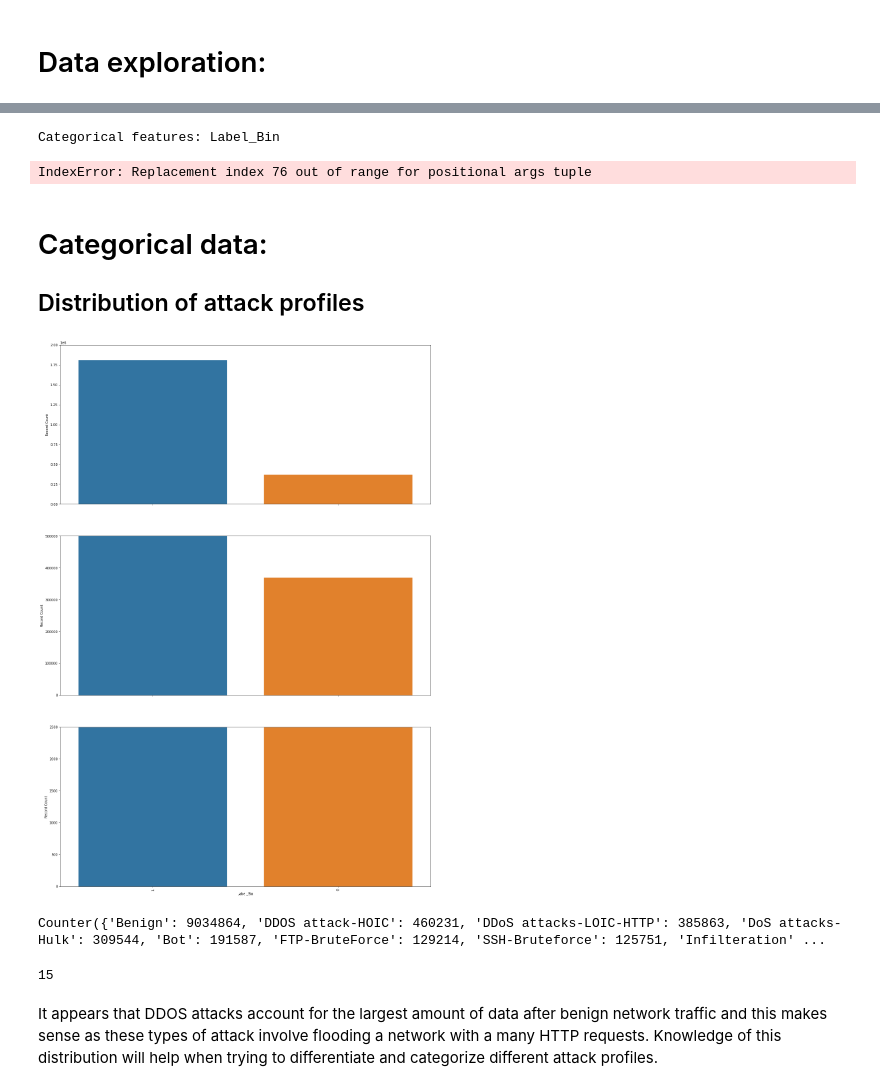
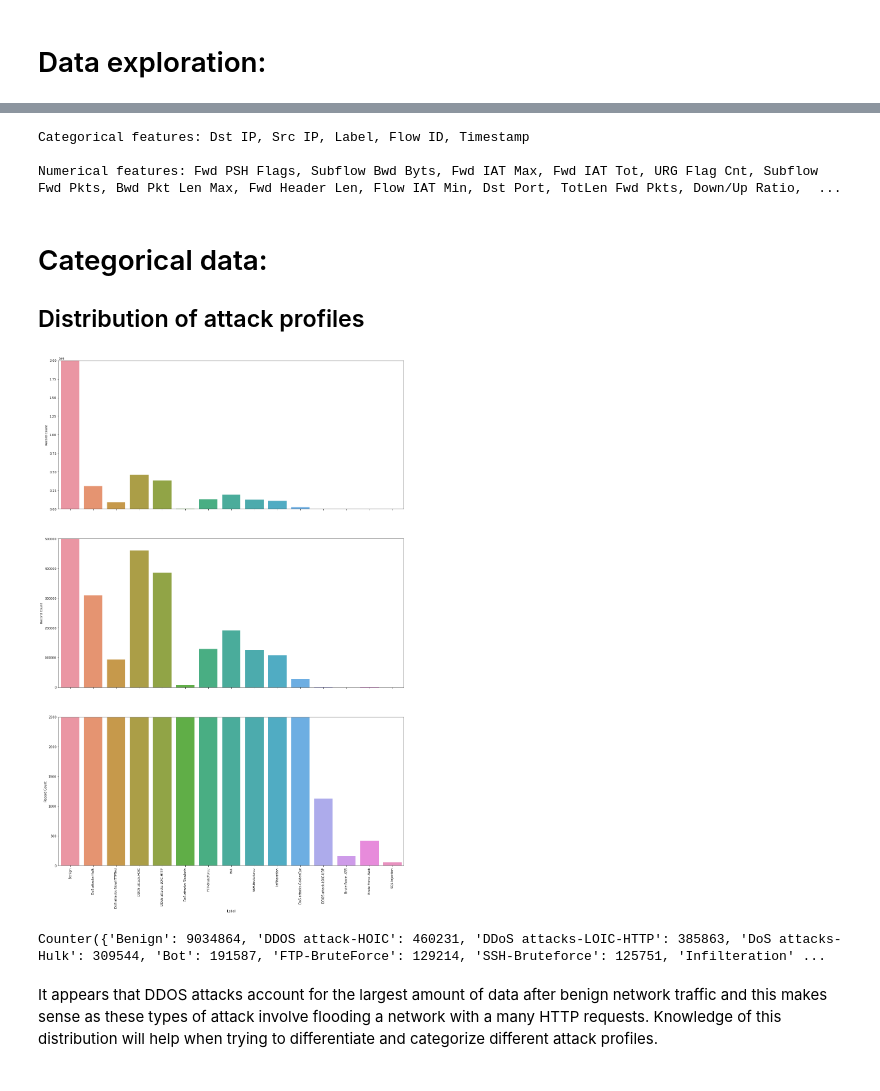
Before and after one commit to ogradyso/Machine-Learning-Network-Intrusion-Detection, a Jupyter notebook: IntrusionDetection.ipynb, the cells around one changed output, grey strips where cells are left out. Drawn from its saved outputs; the diff is of its cells as text; code cells hidden in the pictures.

```diff
--- a/IntrusionDetection.ipynb
+++ b/IntrusionDetection.ipynb
@@ -76,2 +52,0 @@ Index(['Dst Port', 'Protocol', 'Timestamp', 'Flow Duration', 'Tot Fwd Pkts',
-# %%
-X_train = X_train.drop(columns=['Flow ID','Src IP', 'Src Port','Dst IP','Dst Port', 'Protocol', 'Timestamp', 'Flow Duration'])
@@ -115,4 +86,0 @@ X_train['Label'] = X_train['Label'].astype('category').cat.codes
-# %%
-X_train['Label_Bin'] = ['1' if flow == 0 else '0' for flow in X_train['Label']]
-y_train = X_train.pop('Label')
-y_train = X_train.pop('Label_Bin')
@@ -172,31 +112,30 @@ sns.countplot(y="Label_Bin", data=X_viz)
 # %%
-all_features = X_viz.columns
+all_features = X_train.columns
 
-numerical_features = X_viz._get_numeric_data().columns
+numerical_features = X_train._get_numeric_data().columns
 
 categorical_features = list(set(all_features) - set(numerical_features))
-print("Categorical features: {} \n".format(*categorical_features))
+print("Categorical features: {}, {}, {}, {}, {}\n".format(*categorical_features))
 print("Numerical features: {}, {}, {}, {}, {}, {}, {}, {}, {}, {}, {}, {}, {}, {}, {}, {}, {}, {}, {}, {}, {}, {}, {}, {}, {}, {},{}, {}, {}, {}, {},{}, {}, {}, {}, {},{}, {}, {}, {}, {},{}, {}, {}, {}, {},{}, {}, {}, {}, {}, {}, {}, {}, {}, {},{}, {}, {}, {}, {},{}, {}, {}, {}, {}, {}, {}, {}, {}, {}, {}, {}, {}, {}, {}, {}, {}, {}".format(*set(numerical_features)))
 # %% [output]
-Categorical features: Label_Bin
+Categorical features: Dst IP, Src IP, Label, Flow ID, Timestamp
+
+Numerical features: Fwd PSH Flags, Subflow Bwd Byts, Fwd IAT Max, Fwd IAT Tot, URG Flag Cnt, Subflow Fwd Pkts, Bwd Pkt Len Max, Fwd Header Len, Flow IAT Min, Dst Port, TotLen Fwd Pkts, Down/Up Ratio,  ...
-IndexError: Replacement index 76 out of range for positional args tuple
 # %% [markdown]
 # Categorical data:
 
 ## Distribution of attack profiles
 # %%
-plot_multiple_limits('Label_Bin', X_viz, sns.countplot, [2000000, 500000, 2500])
+plot_multiple_limits('Label', X_train, sns.countplot, [2000000, 500000, 2500])
 # %% [output]
-[figure, old version]
+[figure, new version]
 # %%
 from collections import Counter
 y = y_train.squeeze()
 counter = Counter(y.tolist())
 print(counter)
-len(counter)
 # %% [output]
 Counter({'Benign': 9034864, 'DDOS attack-HOIC': 460231, 'DDoS attacks-LOIC-HTTP': 385863, 'DoS attacks-Hulk': 309544, 'Bot': 191587, 'FTP-BruteForce': 129214, 'SSH-Bruteforce': 125751, 'Infilteration' ...
-15
 # %% [markdown]
 It appears that DDOS attacks account for the largest amount of data after benign network traffic and this makes sense as these types of attack involve flooding a network with a many HTTP requests. Knowledge of this distribution will help when trying to differentiate and categorize different attack profiles.
 # %% [markdown]
```
Also changed, not shown: parts of 23 cells of this notebook, 8 other files.
